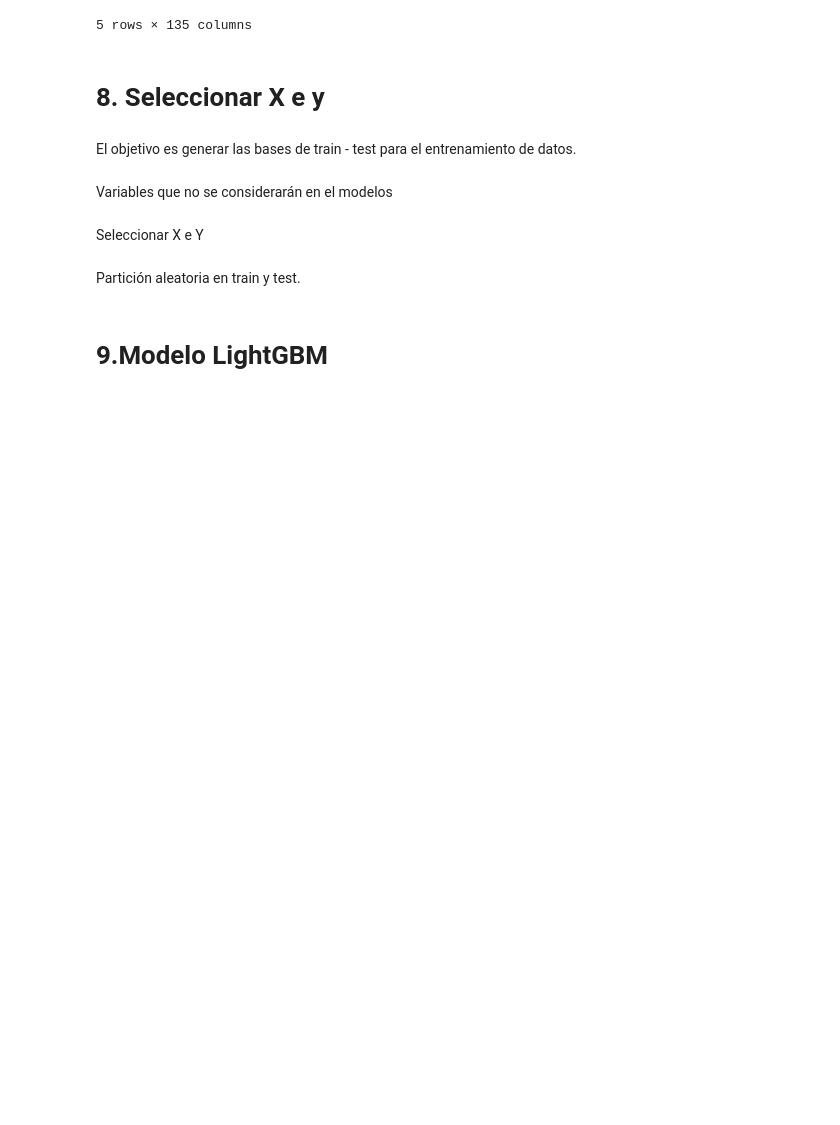
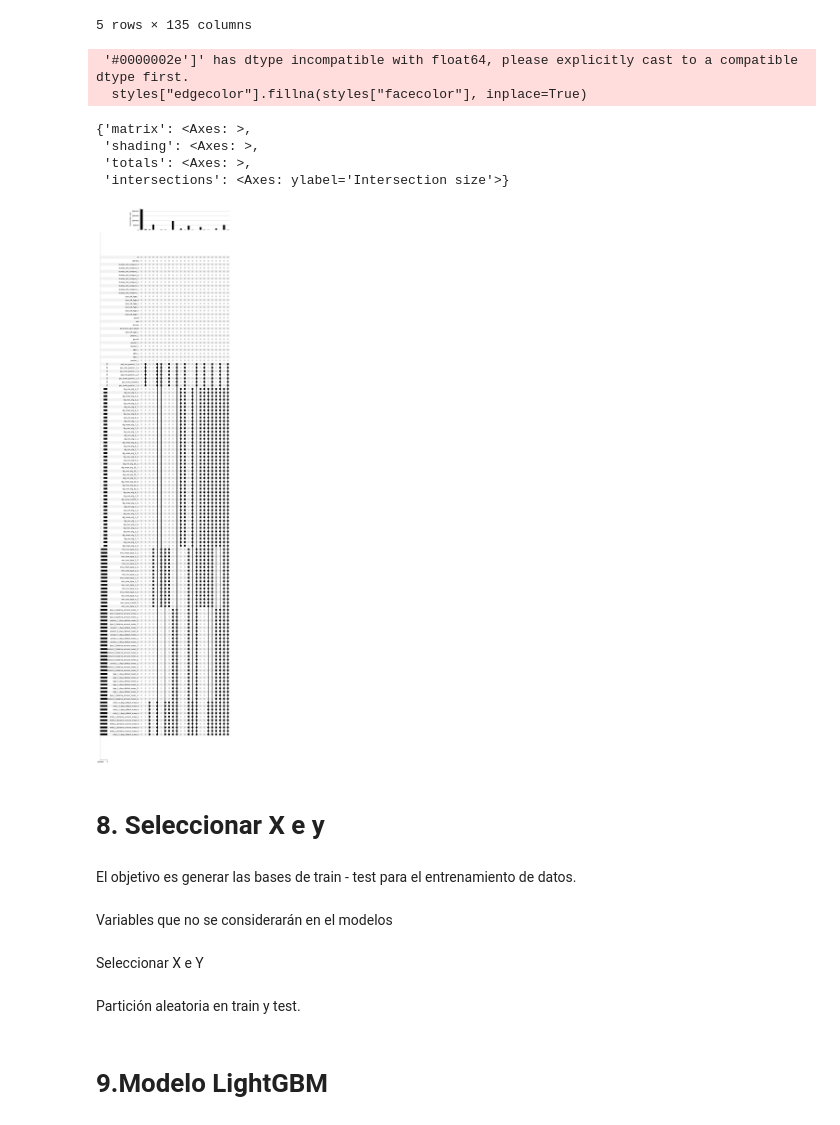
Before and after one commit to davidsosaolea/BBVA_Data_Challenge_2023, a Jupyter notebook: ejemplo.ipynb, the cells around one changed output. Saved outputs shown, nothing was run; the diff lists cells and outputs as text; code cells hidden in the pictures; blank space fills up the shorter version.

```diff
--- a/ejemplo.ipynb
+++ b/ejemplo.ipynb
@@ -375,6 +393,16 @@ matrix_train.head()
 | 3 | 5e6b7bea5e4911329669f45728d3398ad... | 0 | period_5 | 4.3914 | 4.1584 | 0.000 | 0.0 | 0 | 0 | ... |
 | 4 | 98954adf775b9fce1c9e311a025ec3e0a... | 0 | period_5 | 4.3077 | 4.3285 | 0.000 | 0.0 | 0 | 0 | ... |
 5 rows × 135 columns
+# %%
+matrix_train.missing.missing_upsetplot(variables=None,element_size = 30)
+# %% [output]
+ '#0000002e']' has dtype incompatible with float64, please explicitly cast to a compatible dtype first.
+  styles["edgecolor"].fillna(styles["facecolor"], inplace=True)
+{'matrix': <Axes: >,
+ 'shading': <Axes: >,
+ 'totals': <Axes: >,
+ 'intersections': <Axes: ylabel='Intersection size'>}
+[figure, added]
 # %% [markdown]
 # 8. Seleccionar X e y
 # %% [markdown]
```
Also changed, not shown: parts of 3 cells of this notebook.
